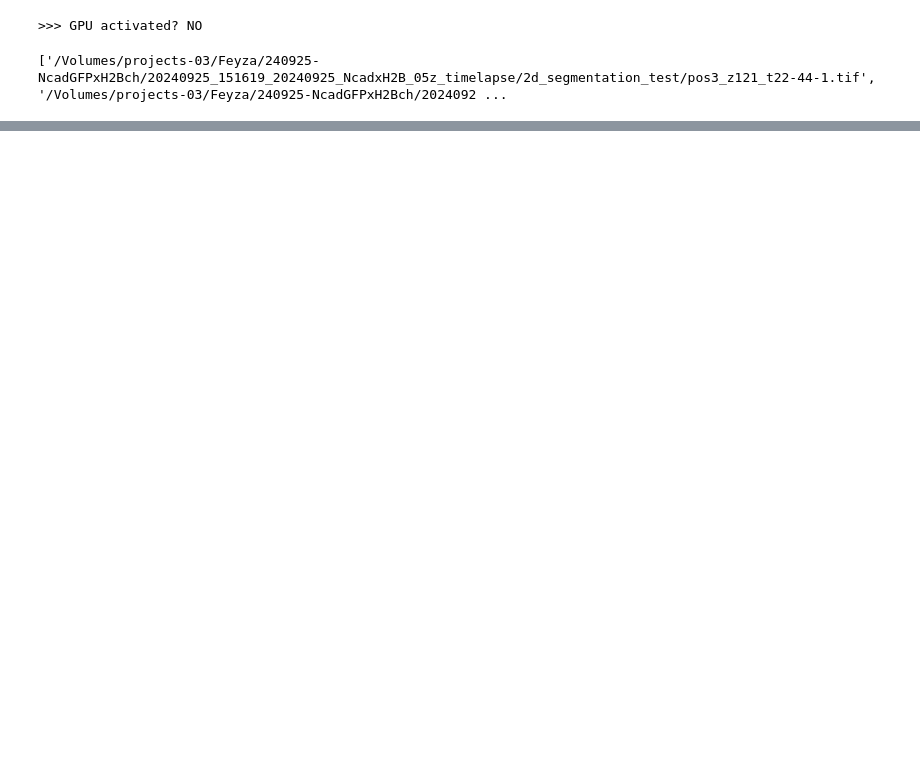
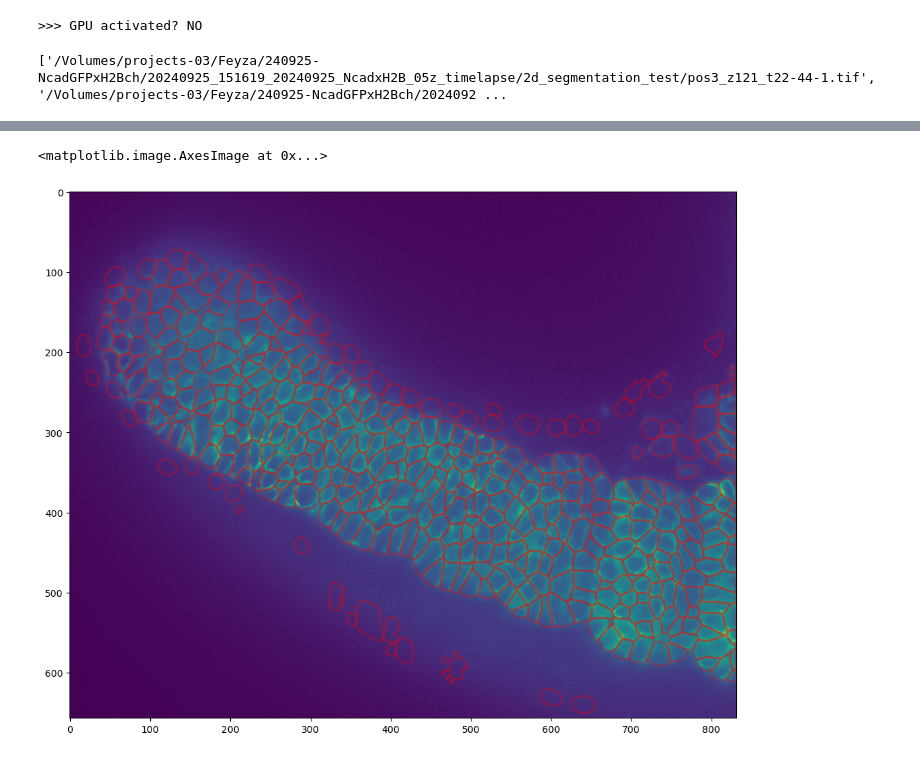
Before and after one commit to feyzanar/git-mycodes, a Jupyter notebook: 2d_cellpose.ipynb, the cells around one changed output, grey strips where cells are left out. Saved outputs shown, nothing was run; the diff lists cells and outputs as text; code cells hidden in the pictures; blank space fills up the shorter version.

```diff
--- a/2d_cellpose.ipynb
+++ b/2d_cellpose.ipynb
@@ -107,0 +112,17 @@ plt.axis('off')
+# %%
+# sneek peak
+
+img_path = files[18]
+img = io.imread(img_path)[0]
+
+plt.figure(figsize=(15, 10))
+dat = np.load(img_path.replace('.tif','_seg.npy'), allow_pickle=True).item()
+outlines = utils.outlines_list(dat['masks'])
+plt.imshow(img)
+for o in outlines:
+    plt.plot(o[:,0], o[:,1], color='r', alpha = 0.4)
+
+plt.imshow(img)
+# %% [output]
+<matplotlib.image.AxesImage at 0x...>
+[figure, added]
```
Also changed, not shown: parts of 5 cells of this notebook, 2 other files.
